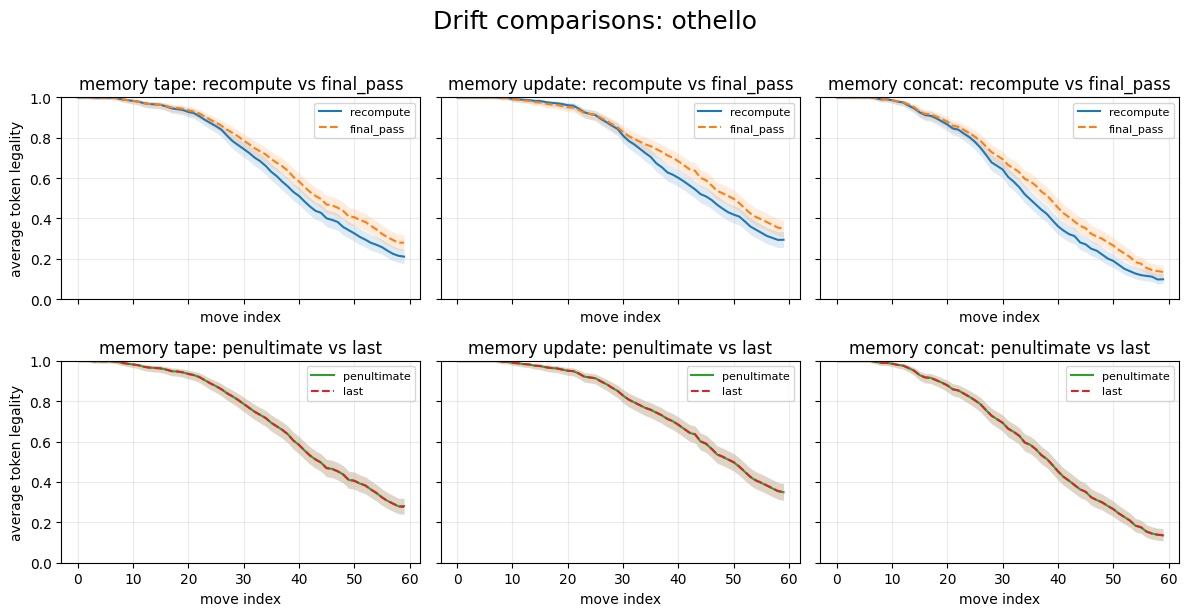
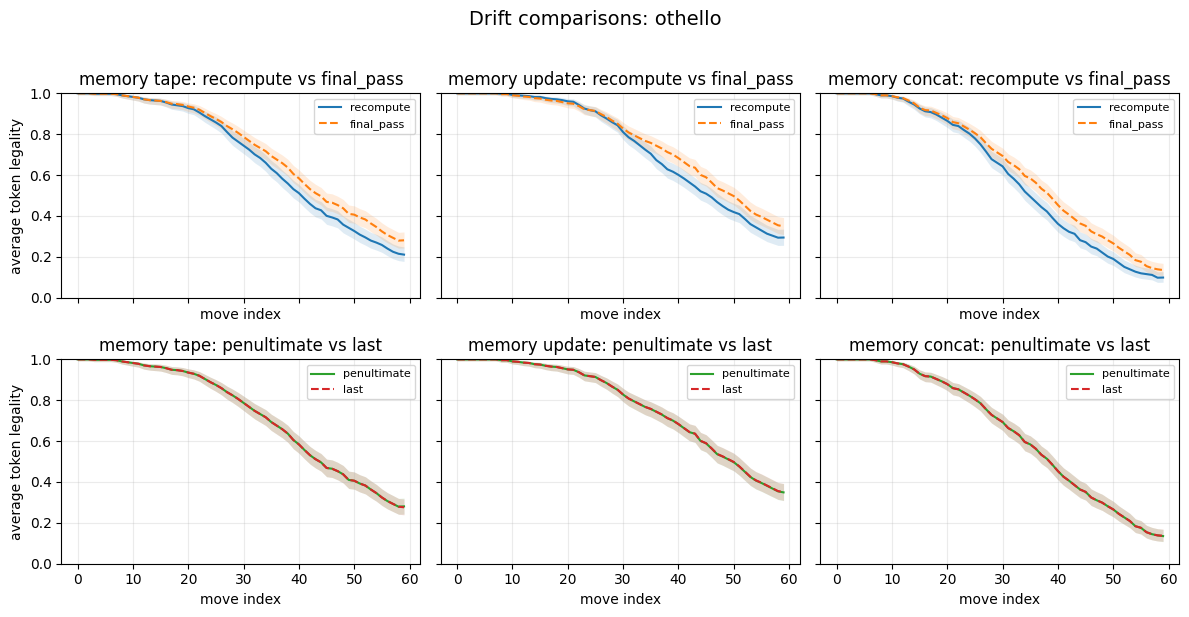
Code edit (unified diff) that turned the first committed figure into the second:
--- before
+++ after
@@ -25,5 +25,5 @@
 
 fig, axes = plt.subplots(2, 3, figsize=(12, 6), sharex=True, sharey=True)
-fig.suptitle(f"Drift comparisons: {task_label}", fontsize=18, y=1.02)
+fig.suptitle(f"Drift comparisons: {task_label}", fontsize=14, y=1.02)
 
 if per_position_df.empty:

Commit: new readme